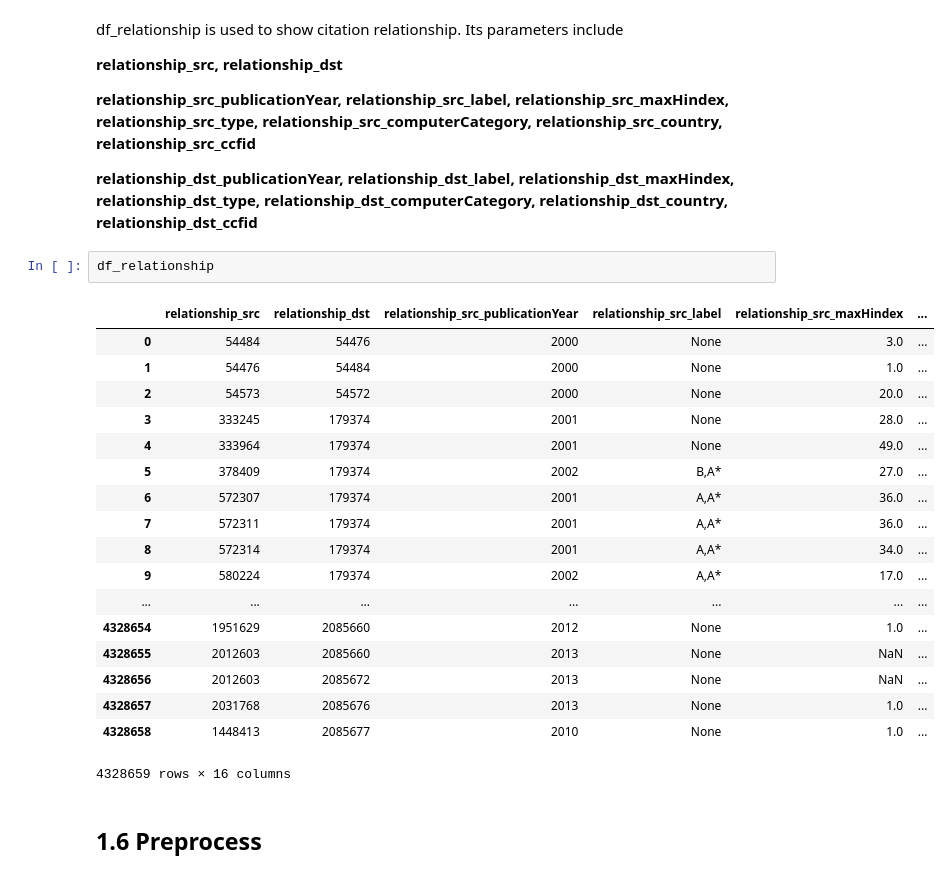
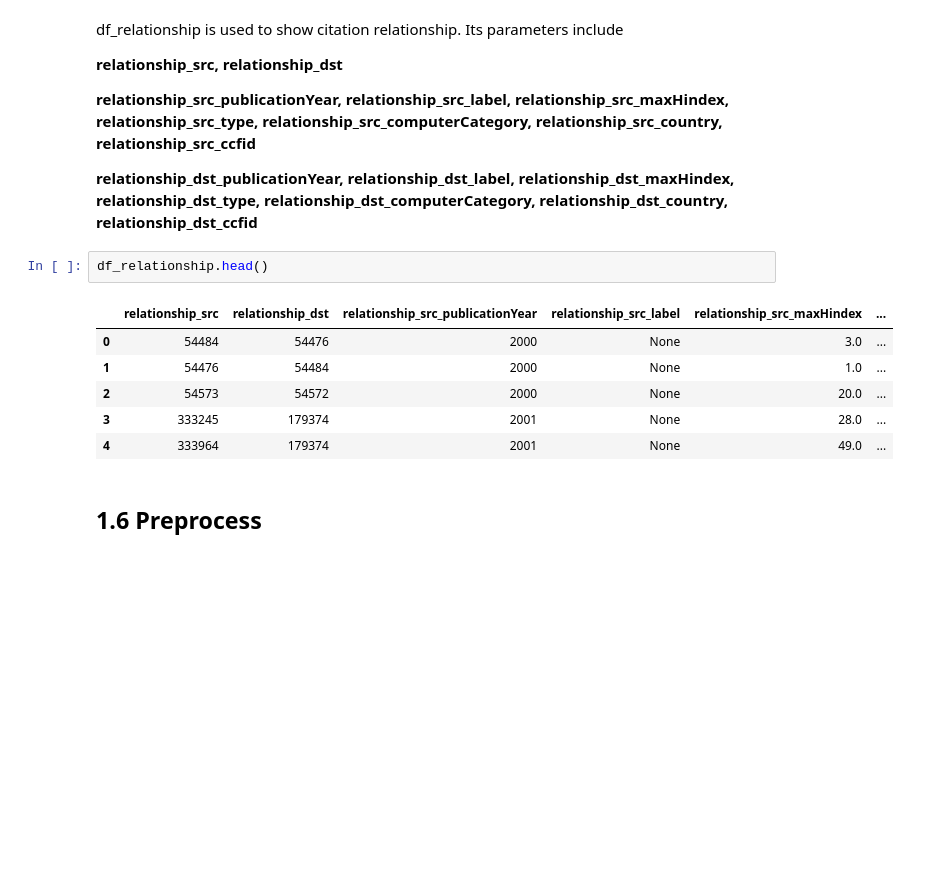
Before and after one commit to Jingfei-Han/citation_prediction, a Jupyter notebook: aminer_gai/myanalysis.ipynb, the cells around one changed output. Drawn from its saved outputs; the diff is of its cells as text; blank space fills up the shorter version.

```diff
--- a/aminer_gai/myanalysis.ipynb
+++ b/aminer_gai/myanalysis.ipynb
@@ -167,26 +157,14 @@ relationship_src_computerCategory, relationship_src_country, relationship_src_cc
 **relationship_dst_publicationYear, relationship_dst_label, relationship_dst_maxHindex, relationship_dst_type,
 relationship_dst_computerCategory, relationship_dst_country, relationship_dst_ccfid**
 # %%
-df_relationship
+df_relationship.head()
 # %% [output]
 |  | relationship_src | relationship_dst | relationship_src_publicationYear | relationship_src_label | relationship_src_maxHindex | ... |
 | 0 | 54484 | 54476 | 2000 | None | 3.0 | ... |
 | 1 | 54476 | 54484 | 2000 | None | 1.0 | ... |
 | 2 | 54573 | 54572 | 2000 | None | 20.0 | ... |
 | 3 | 333245 | 179374 | 2001 | None | 28.0 | ... |
 | 4 | 333964 | 179374 | 2001 | None | 49.0 | ... |
-| 5 | 378409 | 179374 | 2002 | B,A* | 27.0 | ... |
-| 6 | 572307 | 179374 | 2001 | A,A* | 36.0 | ... |
-| 7 | 572311 | 179374 | 2001 | A,A* | 36.0 | ... |
-| 8 | 572314 | 179374 | 2001 | A,A* | 34.0 | ... |
-| 9 | 580224 | 179374 | 2002 | A,A* | 17.0 | ... |
-| ... | ... | ... | ... | ... | ... | ... |
-| 4328654 | 1951629 | 2085660 | 2012 | None | 1.0 | ... |
-| 4328655 | 2012603 | 2085660 | 2013 | None | NaN | ... |
-| 4328656 | 2012603 | 2085672 | 2013 | None | NaN | ... |
-| 4328657 | 2031768 | 2085676 | 2013 | None | 1.0 | ... |
-| 4328658 | 1448413 | 2085677 | 2010 | None | 1.0 | ... |
-4328659 rows × 16 columns
 # %% [markdown]
 ## 1.6 Preprocess
 # %% [markdown]
```
Also changed, not shown: parts of 20 cells of this notebook, 1 other file.
